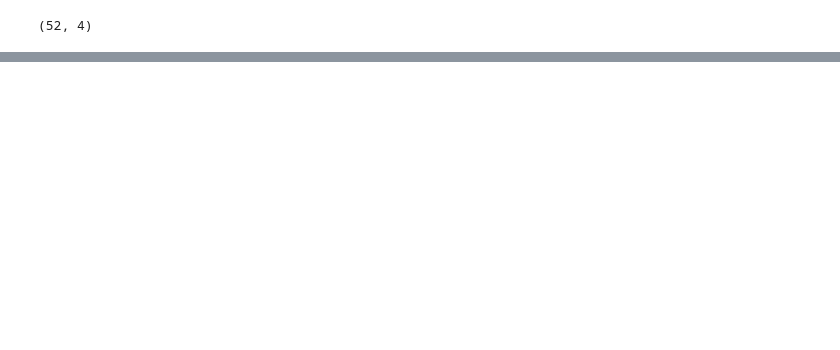
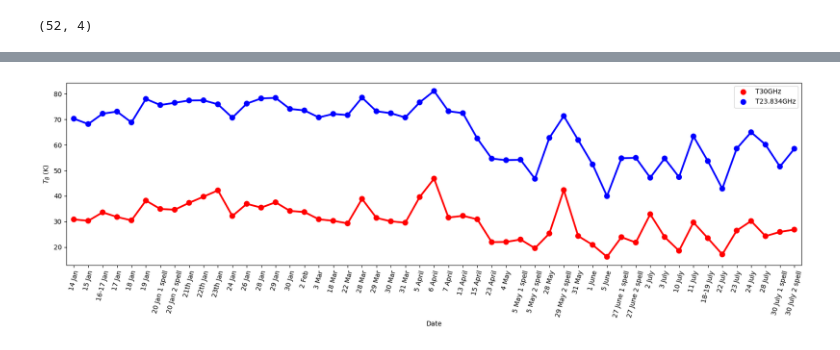
Before and after one commit to rajsahu2004/Radiometric-Method-Project, a Jupyter notebook: code.ipynb, the cells around one changed output, grey strips where cells are left out. Saved outputs shown, nothing was run; the diff lists cells and outputs as text; code cells hidden in the pictures; blank space fills up the shorter version.

Commit message:
data analysis done

```diff
--- a/code.ipynb
+++ b/code.ipynb
@@ -34,0 +32,3 @@ AttributeError: 'float' object has no attribute 'split'
+# %%
+data.dropna(inplace=True)
+data.isna().sum()
@@ -34,0 +82,11 @@ AttributeError: 'float' object has no attribute 'split'
+# %%
+plt.figure(figsize=(20,5))
+sns.pointplot(x='Date',y='T30GHz',data=data,color='red',label='T30GHz')
+sns.pointplot(x='Date',y='T23.834GHz',data=data,color='blue',label='T23.834GHz')
+plt.legend()
+plt.xlabel('Date')
+plt.ylabel(r'$T_B$ (K)')
+plt.xticks(rotation=75)
+plt.show()
+# %% [output]
+[figure, added]
```
Also changed, not shown: parts of 11 cells of this notebook, 1 other file.
